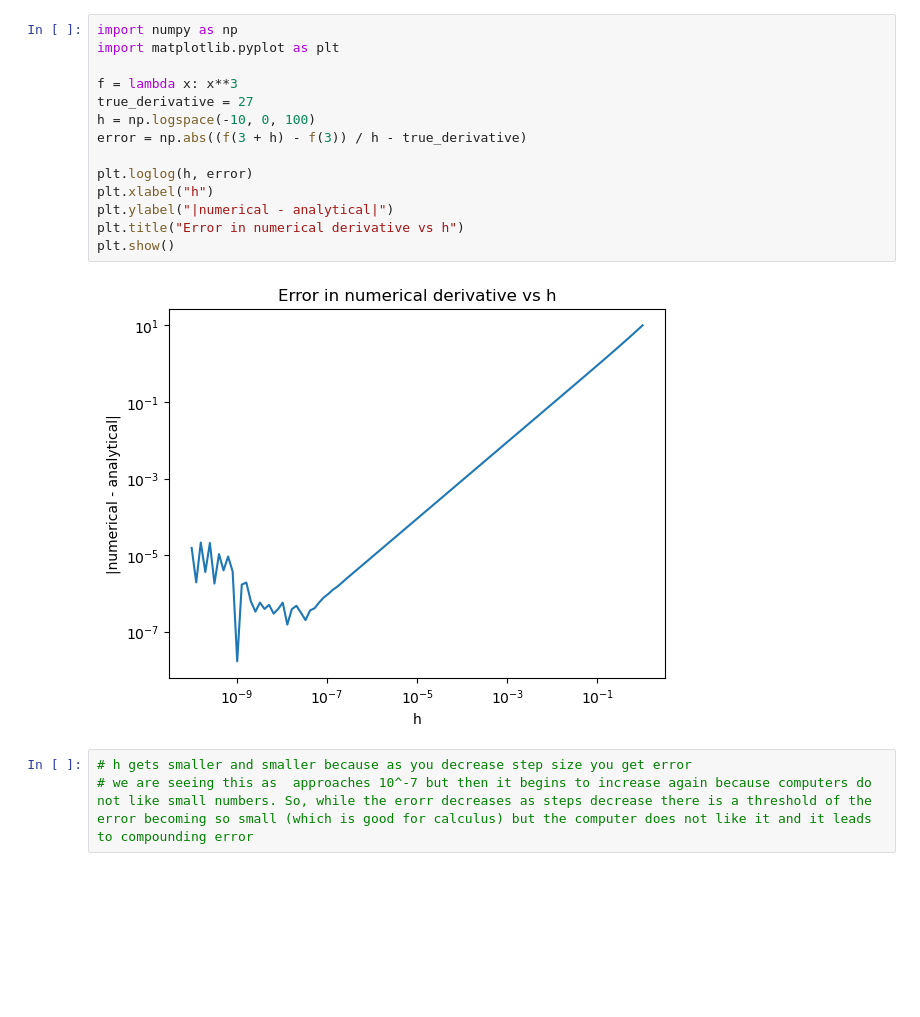
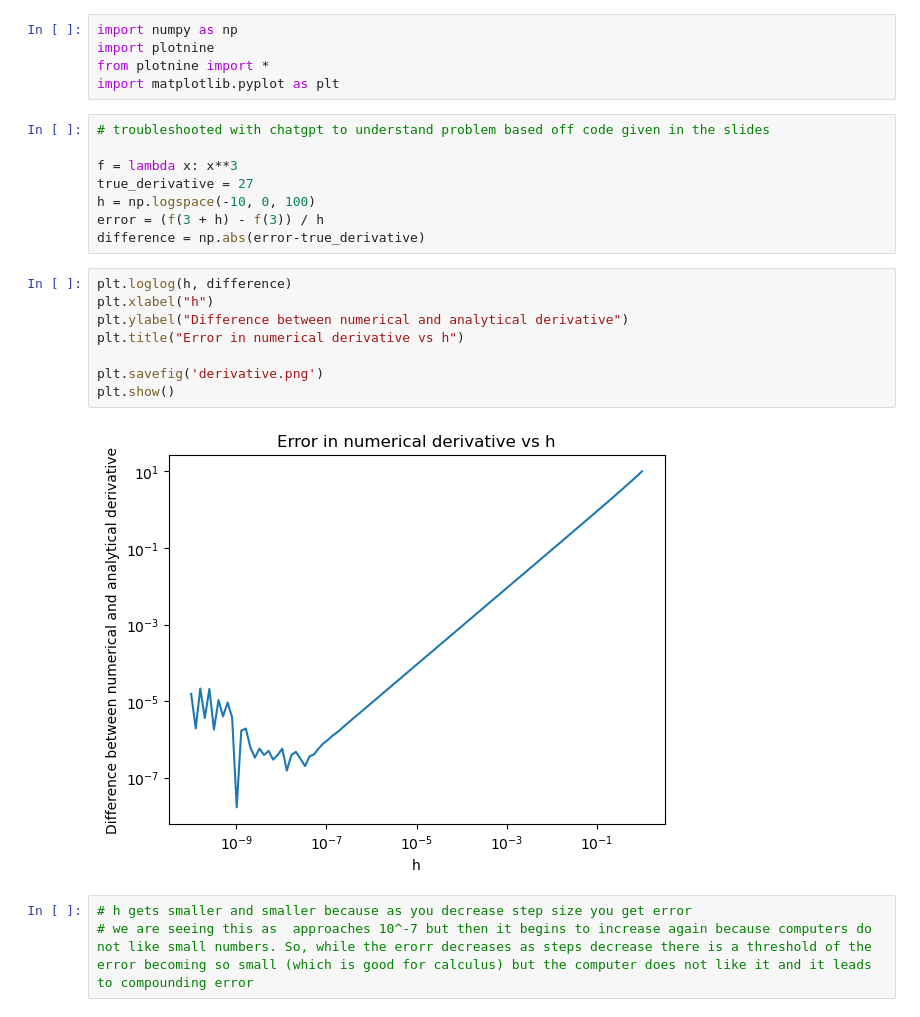
Before and after one commit to gheenc/Computational-Methods, a Jupyter notebook: pset3/pset3 problem 3.ipynb, the cells around one changed output. Cells and saved outputs as stored; diff of their text form; blank space fills up the shorter version.

Commit message:
finished all problems. checking strctured headers

```diff
--- a/pset3/pset3 problem 3.ipynb
+++ b/pset3/pset3 problem 3.ipynb
@@ -1,19 +1,26 @@
-# %%
-import numpy as np
-import matplotlib.pyplot as plt
-
-f = lambda x: x**3
-true_derivative = 27
-h = np.logspace(-10, 0, 100)
-error = np.abs((f(3 + h) - f(3)) / h - true_derivative)
-
-plt.loglog(h, error)
-plt.xlabel("h")
-plt.ylabel("|numerical - analytical|")
-plt.title("Error in numerical derivative vs h")
-plt.show()
-# %% [output]
-[figure, removed]
+# %%
+import numpy as np
+import plotnine
+from plotnine import *
+import matplotlib.pyplot as plt
+# %%
+# troubleshooted with chatgpt to understand problem based off code given in the slides
+
+f = lambda x: x**3
+true_derivative = 27
+h = np.logspace(-10, 0, 100)
+error = (f(3 + h) - f(3)) / h
+difference = np.abs(error-true_derivative)
+# %%
+plt.loglog(h, difference)
+plt.xlabel("h")
+plt.ylabel("Difference between numerical and analytical derivative")
+plt.title("Error in numerical derivative vs h")
+
+plt.savefig('derivative.png')
+plt.show()
+# %% [output]
+[figure, added]
 # %%
 # h gets smaller and smaller because as you decrease step size you get error
 # we are seeing this as  approaches 10^-7 but then it begins to increase again because computers do not like small numbers. So, while the erorr decreases as steps decrease there is a threshold of the error becoming so small (which is good for calculus) but the computer does not like it and it leads to compounding error
```
Also changed, not shown: 4 other files.
